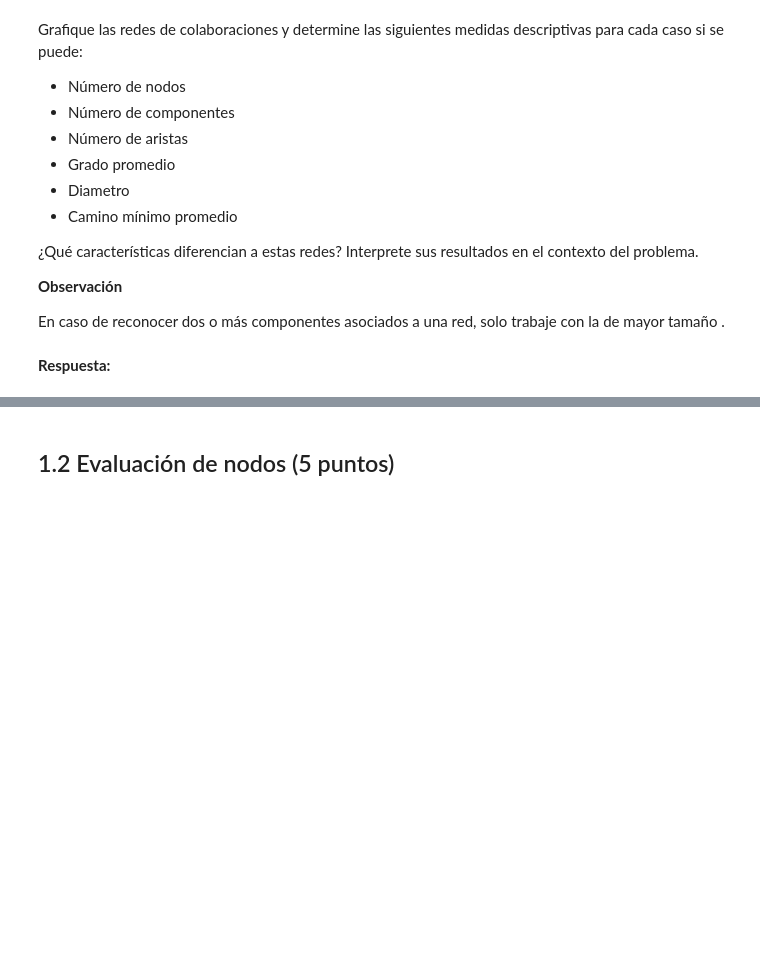
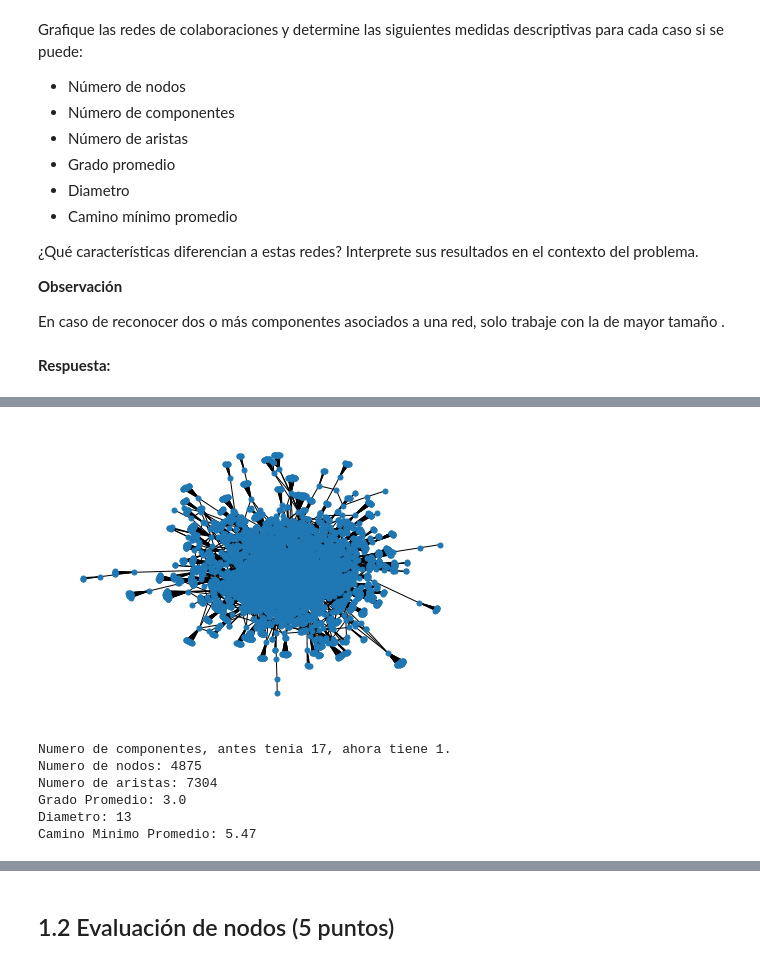
Before and after one commit to bcerdam/gml-t1, a Jupyter notebook: Enunciado_GNN_Tarea_1_2025_2.ipynb, the cells around one changed output, grey strips where cells are left out. Cells and saved outputs as stored; diff of their text form; code cells hidden in the pictures; blank space fills up the shorter version.

```diff
--- a/Enunciado_GNN_Tarea_1_2025_2.ipynb
+++ b/Enunciado_GNN_Tarea_1_2025_2.ipynb
@@ -66,0 +122,6 @@ En caso de reconocer dos o más componentes asociados a una red, solo trabaje co
+# %%
+# Datos
+f = pd.read_csv('datos/Erdos982.txt', sep='\t')
+split_data = f.pop('contrib to').str.split()
+f = f.assign(FromNodeId=split_data.str[0].astype(int), ToNodeId=split_data.str[1].astype(int))
+G = nx.from_pandas_edgelist(f, source='FromNodeId', target='ToNodeId')
@@ -66,0 +144,30 @@ En caso de reconocer dos o más componentes asociados a una red, solo trabaje co
+# %%
+# "Medidas basicas" dependen del numero de componentes, asique primero verificamos eso.
+n_componentes = nx.number_connected_components(G)
+if n_componentes > 1:
+    G = G.subgraph(max(nx.connected_components(G), key=len))
+# %%
+# Plotteo
+nx.draw(G, node_size=25)
+# %% [output]
+[figure, added]
+# %%
+n_nodos = G.number_of_nodes()
+n_enlaces = G.number_of_edges()
+diametro = nx.diameter(G)
+camino_minimo_promedio = nx.average_shortest_path_length(G)
+
+
+print(f'Numero de componentes, antes tenia {n_componentes}, ahora tiene 1.')
+print(f'Numero de nodos: {n_nodos}')
+print(f'Numero de aristas: {n_enlaces}')
+print(f'Grado Promedio: {np.round((2*n_enlaces)/n_nodos, 2)}')
+print(f'Diametro: {diametro}')
+print(f'Camino Minimo Promedio: {np.round(camino_minimo_promedio, 2)}')
+# %% [output]
+Numero de componentes, antes tenia 17, ahora tiene 1.
+Numero de nodos: 4875
+Numero de aristas: 7304
+Grado Promedio: 3.0
+Diametro: 13
+Camino Minimo Promedio: 5.47
```
Also changed, not shown: parts of 10 cells of this notebook.
